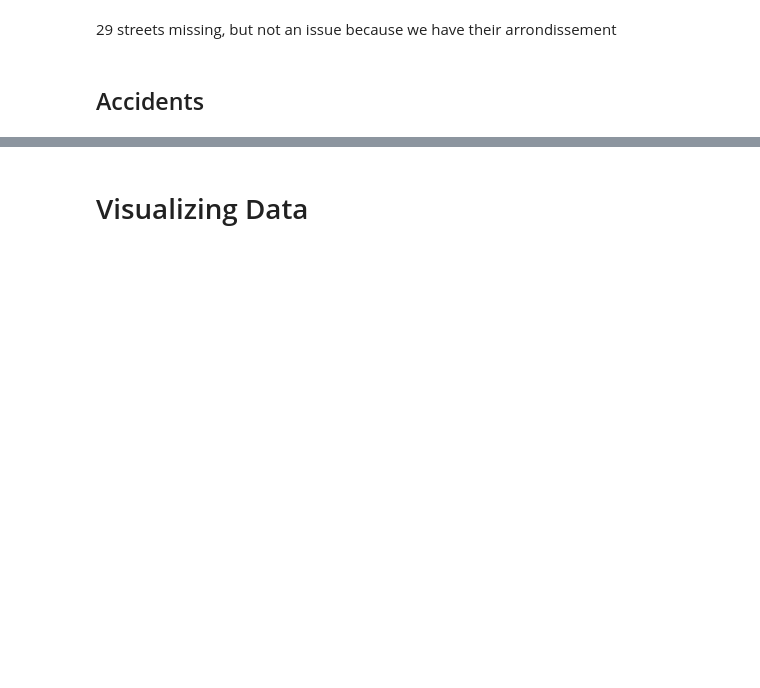
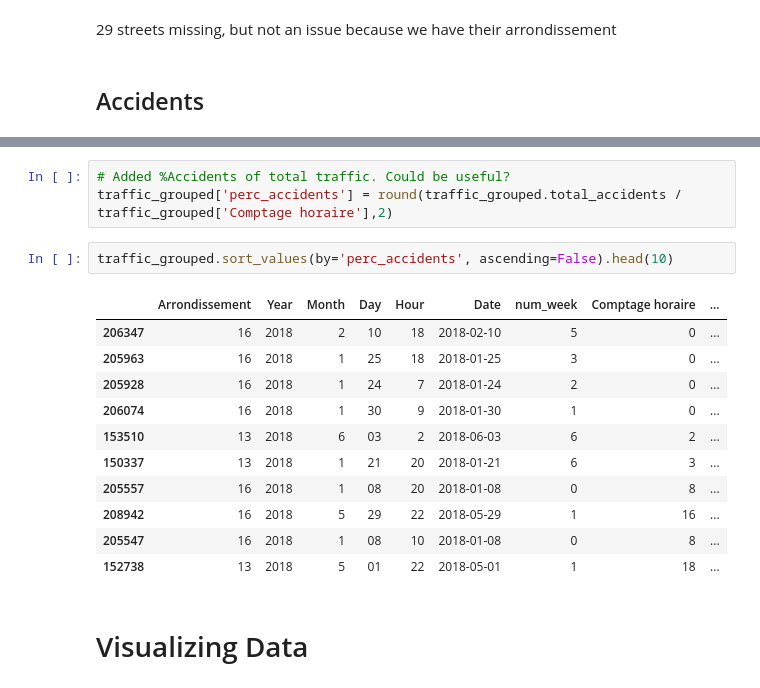
Before and after one commit to tmcdonald92/Bike-Traffic-In-Paris, a Jupyter notebook: Bycicles in Paris.ipynb, the cells around one changed output, grey strips where cells are left out. Cells and saved outputs as stored; diff of their text form; blank space fills up the shorter version.

```diff
--- a/Bycicles in Paris.ipynb
+++ b/Bycicles in Paris.ipynb
@@ -301,3 +319,20 @@ dtype: int64
+# %%
+# Added %Accidents of total traffic. Could be useful?
+traffic_grouped['perc_accidents'] = round(traffic_grouped.total_accidents / traffic_grouped['Comptage horaire'],2)
+# %%
+traffic_grouped.sort_values(by='perc_accidents', ascending=False).head(10)
+# %% [output]
+|  | Arrondissement | Year | Month | Day | Hour | Date | num_week | Comptage horaire | ... |
+| 206347 | 16 | 2018 | 2 | 10 | 18 | 2018-02-10 | 5 | 0 | ... |
+| 205963 | 16 | 2018 | 1 | 25 | 18 | 2018-01-25 | 3 | 0 | ... |
+| 205928 | 16 | 2018 | 1 | 24 | 7 | 2018-01-24 | 2 | 0 | ... |
+| 206074 | 16 | 2018 | 1 | 30 | 9 | 2018-01-30 | 1 | 0 | ... |
+| 153510 | 13 | 2018 | 6 | 03 | 2 | 2018-06-03 | 6 | 2 | ... |
+| 150337 | 13 | 2018 | 1 | 21 | 20 | 2018-01-21 | 6 | 3 | ... |
+| 205557 | 16 | 2018 | 1 | 08 | 20 | 2018-01-08 | 0 | 8 | ... |
+| 208942 | 16 | 2018 | 5 | 29 | 22 | 2018-05-29 | 1 | 16 | ... |
+| 205547 | 16 | 2018 | 1 | 08 | 10 | 2018-01-08 | 0 | 8 | ... |
+| 152738 | 13 | 2018 | 5 | 01 | 22 | 2018-05-01 | 1 | 18 | ... |
 # %% [markdown]
 # Visualizing Data
 # %% [markdown]
```
Also changed, not shown: parts of 24 cells of this notebook.
